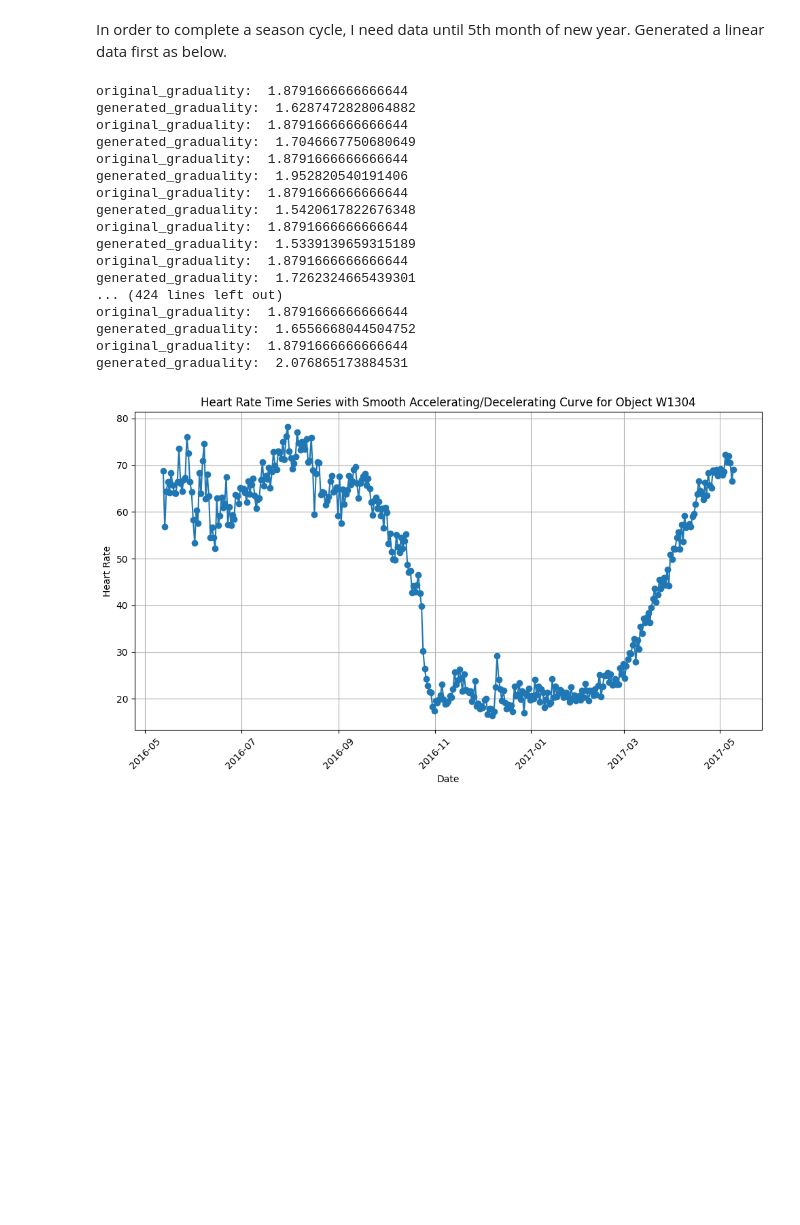
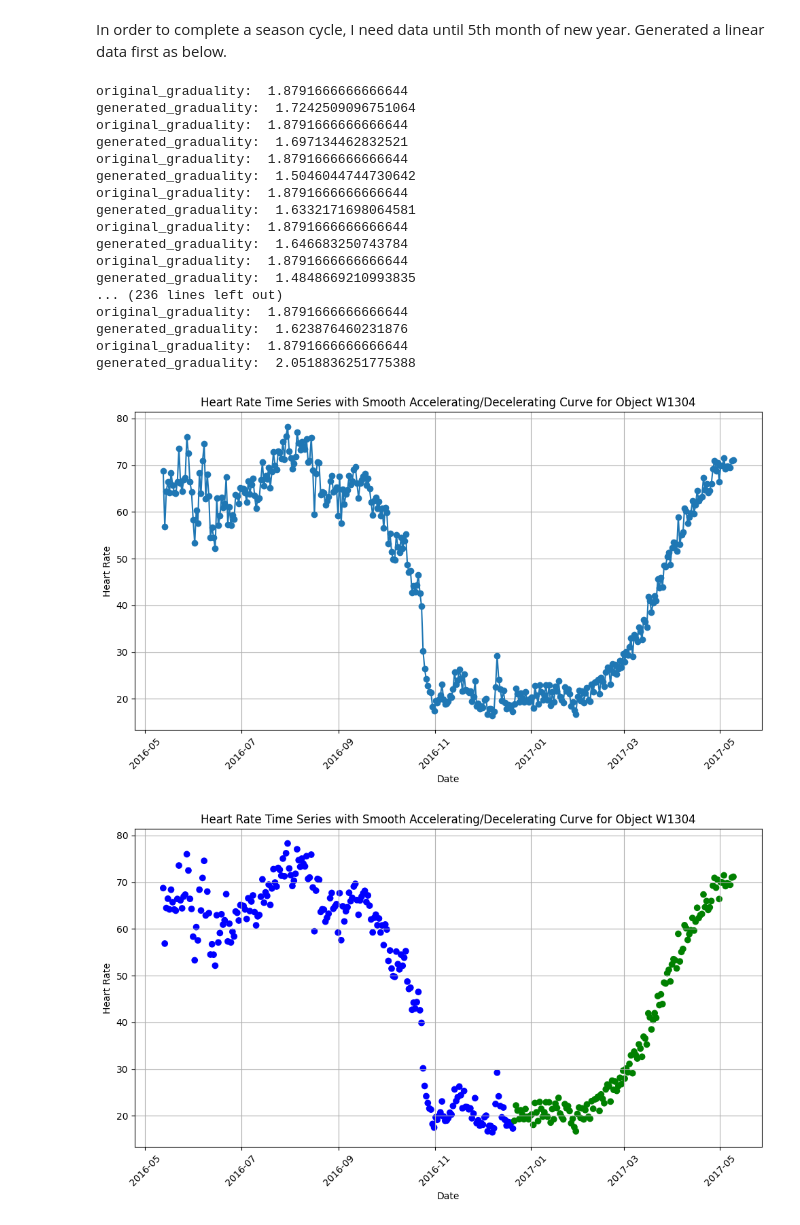
Before and after one commit to fthdrmzzz/anomaly-case, a Jupyter notebook: preprocessing/preprocess.ipynb, the cells around one changed output. Cells and saved outputs as stored; diff of their text form; code cells hidden in the pictures; blank space fills up the shorter version.

Commit message:
Finalized
Signed-off-by: Fatih Durmaz <mail.fatih.durmaz@gmail.com>

```diff
--- a/preprocessing/preprocess.ipynb
+++ b/preprocessing/preprocess.ipynb
@@ -25,6 +25,7 @@ df.head()
 import matplotlib.pyplot as plt
 
 df_filtered = df[df['Object_ID'] == 'W1304']
+df_filtered['original_data'] = True
 plt.figure(figsize=(10, 6))
 plt.plot(df_filtered['GMT_date'], df_filtered['HeartRate'], marker='o', linestyle='-')
 plt.xlabel('Date')
@@ -259,22 +262,36 @@ plt.tight_layout()
 plt.show()
 # %% [output]
 original_graduality:  1.8791666666666644
-generated_graduality:  1.6287472828064882
+generated_graduality:  1.7242509096751064
 original_graduality:  1.8791666666666644
-generated_graduality:  1.7046667750680649
+generated_graduality:  1.697134462832521
 original_graduality:  1.8791666666666644
-generated_graduality:  1.952820540191406
+generated_graduality:  1.5046044744730642
 original_graduality:  1.8791666666666644
-generated_graduality:  1.5420617822676348
+generated_graduality:  1.6332171698064581
 original_graduality:  1.8791666666666644
-generated_graduality:  1.5339139659315189
+generated_graduality:  1.646683250743784
 original_graduality:  1.8791666666666644
-generated_graduality:  1.7262324665439301
-... (424 lines left out)
+generated_graduality:  1.4848669210993835
+... (236 lines left out)
 original_graduality:  1.8791666666666644
-generated_graduality:  1.6556668044504752
+generated_graduality:  1.623876460231876
 original_graduality:  1.8791666666666644
-generated_graduality:  2.076865173884531
+generated_graduality:  2.0518836251775388
-[figure, old version]
+[figure, new version]
+# %%
+df_filtered_extended_final['original_data'].fillna(False, inplace=True)
+plt.figure(figsize=(10, 6))
+colors = df_filtered_extended_final['original_data'].apply(lambda x: 'green' if not x else 'blue')
+plt.scatter(df_filtered_extended_final['GMT_date'], df_filtered_extended_final['HeartRate'], c=colors, marker='o')
+plt.xlabel('Date')
+plt.ylabel('Heart Rate')
+plt.title('Heart Rate Time Series')
+plt.xticks(rotation=45)
+plt.grid(True)
+plt.tight_layout()
+plt.show()
+# %% [output]
+[figure, added]
 # %%
 df_filtered_extended_final.to_csv('df_filtered_extended_final.csv', index=False)
```
Also changed, not shown: parts of 4 cells of this notebook, 25 other files.
